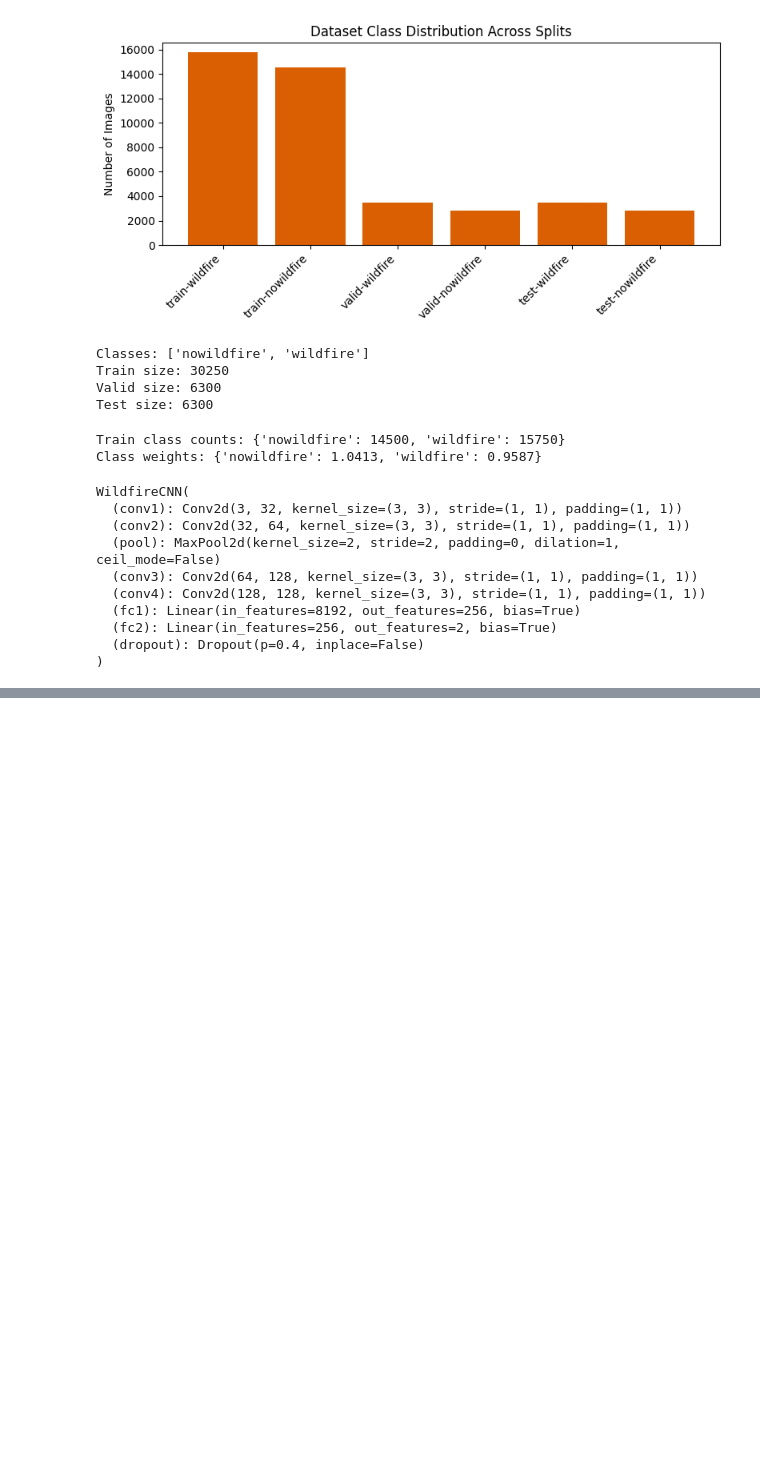
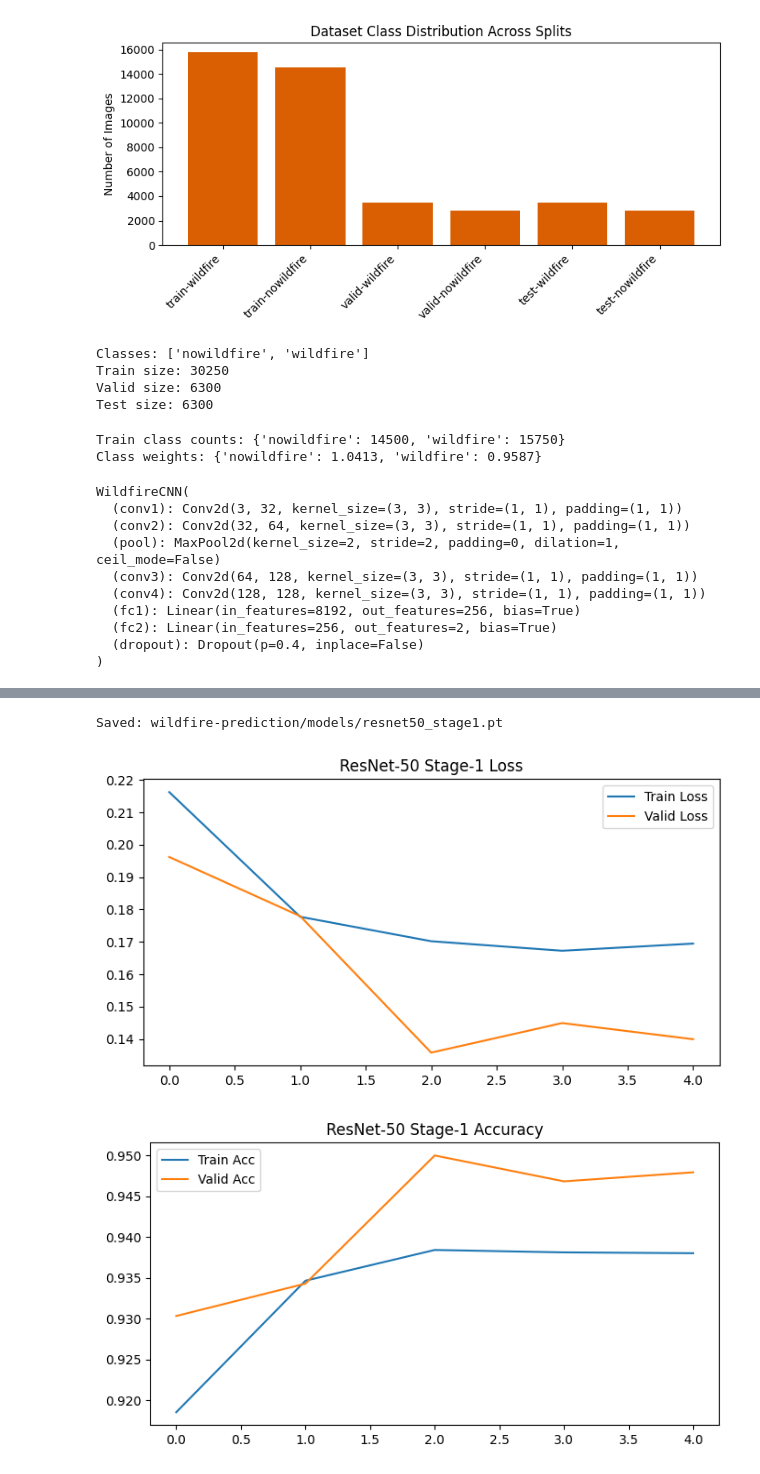
Before and after one commit to susmithach/wildfire-prediction, a Jupyter notebook: wildfire_protection.ipynb, the cells around one changed output, grey strips where cells are left out. Saved outputs shown, nothing was run; the diff lists cells and outputs as text; code cells hidden in the pictures; blank space fills up the shorter version.

Commit message:
resnet-model-implementation

```diff
--- a/wildfire_protection.ipynb
+++ b/wildfire_protection.ipynb
@@ -400,0 +402,19 @@ ROC–AUC Score: 0.998
+# %%
+#17. Load pretrained ResNet50
+import torch.nn as nn
+from torchvision import models
+
+resnet = models.resnet50(weights=models.ResNet50_Weights.IMAGENET1K_V2)
+
+# Freeze backbone
+for param in resnet.parameters():
+    param.requires_grad = False
+
+# Replace final classification head with 2-class output
+resnet.fc = nn.Linear(resnet.fc.in_features, 2)
+resnet = resnet.to(device)
+
+criterion = nn.CrossEntropyLoss(weight=class_weights_tensor.to(device))
+optimizer = torch.optim.Adam(resnet.fc.parameters(), lr=1e-3)
+
+print("Stage-1 model ready.")
@@ -400,0 +481,28 @@ ROC–AUC Score: 0.998
+# %%
+import os
+os.makedirs("models", exist_ok=True)
+
+torch.save(resnet.state_dict(), "wildfire-prediction/models/resnet50_stage1.pt")
+print("Saved: wildfire-prediction/models/resnet50_stage1.pt")
+# %% [output]
+Saved: wildfire-prediction/models/resnet50_stage1.pt
+# %%
+#19. Plot Stage-1 Curves
+plt.figure(figsize=(8,4))
+plt.plot(train_losses, label="Train Loss")
+plt.plot(val_losses, label="Valid Loss")
+plt.legend()
+plt.title("ResNet-50 Stage-1 Loss")
+plt.savefig("wildfire-prediction/results/resnet50_stage1_loss.png", dpi=300)
+plt.show()
+
+plt.figure(figsize=(8,4))
+plt.plot(train_accs, label="Train Acc")
+plt.plot(val_accs, label="Valid Acc")
+plt.legend()
+plt.title("ResNet-50 Stage-1 Accuracy")
+plt.savefig("wildfire-prediction/results/resnet50_stage1_accuracy.png", dpi=300)
+plt.show()
+# %% [output]
+[figure, added]
+[figure, added]
```
Also changed, not shown: parts of 14 cells of this notebook, 1 other file.
